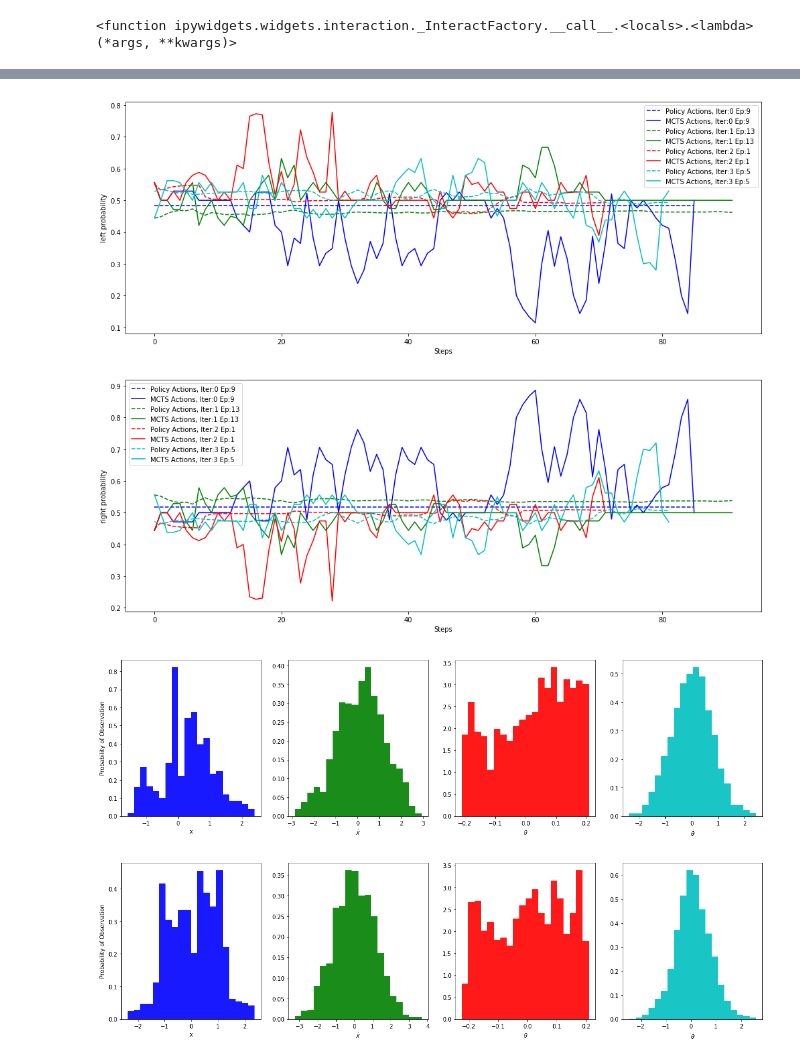
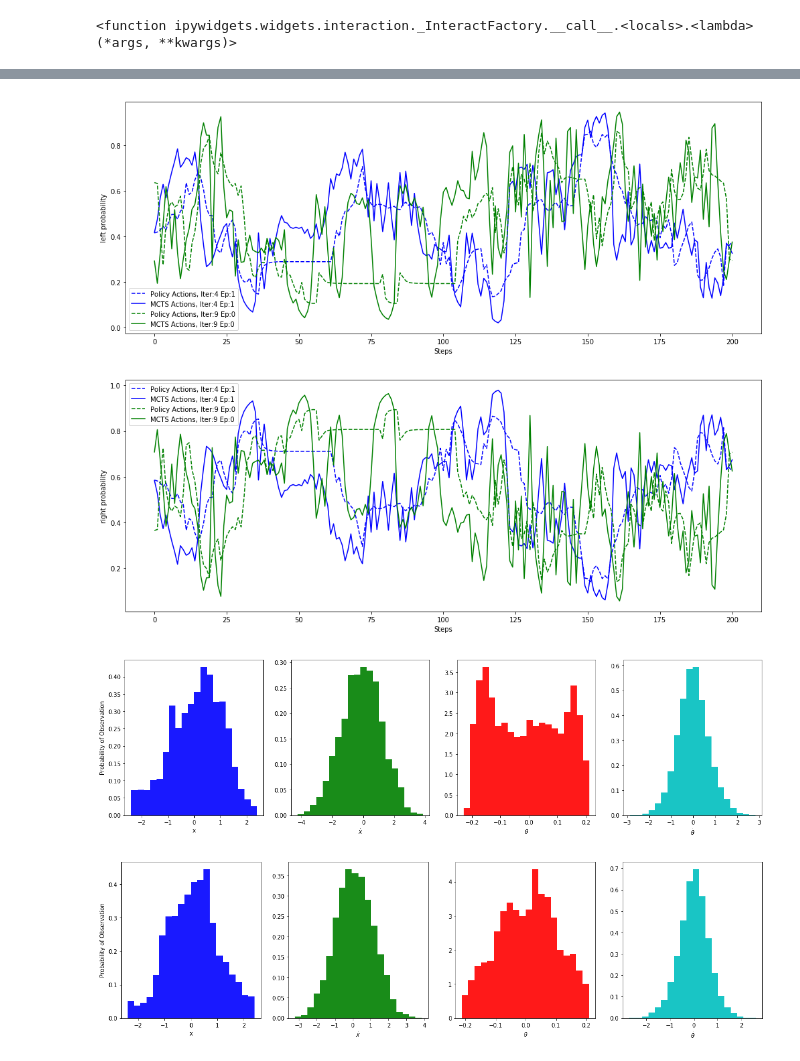
Before and after one commit to alexdarch/Project, a Jupyter notebook: CartPole/ResultsVisualisation.ipynb, the cells around one changed output, grey strips where cells are left out. Saved outputs shown, nothing was run; the diff lists cells and outputs as text; code cells hidden in the pictures.

```diff
--- a/CartPole/ResultsVisualisation.ipynb
+++ b/CartPole/ResultsVisualisation.ipynb
@@ -499,6 +499,6 @@ class VisualiseData:
 folder = r'Data\\'
 # folder = os.path.join('..\ArchivedData', '40sims\\')
 # folder = os.path.join('..\ArchivedData', 'no2Dstatetest\\')
-v = VisualiseData(folder, iters=[0, 1,2,3]) #, 1, 2, 3, 4, 5, 6])
+v = VisualiseData(folder, iters=[0, 1, 2, 3, 4, 5, 6, 7, 8, 9, 10, 11]) #, 1, 2, 3, 4, 5, 6])
 v.iter_training_data[0].episode_training_data['Episode0'].head()
 # %% [output]
@@ -551,9 +567,9 @@ v.plot_values_vs_steps(iters=[0, 1, 2, 3], episodes='longest') # need to update
 # %%
-v.plot_actions_vs_steps(iters=[0, 1, 2, 3], episodes='longest', actions=['left', 'right'])
+v.plot_actions_vs_steps(iters=[4, 9], episodes='longest', actions=['left', 'right'])
 # %% [output]
-[figure, old version]
+[figure, new version]
 # %%
 v.plot_observation_histograms(iters=[0, 1], normed=False)
 # %% [output]
-[figure, old version]
+[figure, new version]
-[figure, old version]
+[figure, new version]
```
Also changed, not shown: parts of 6 cells of this notebook, 4 other files.
